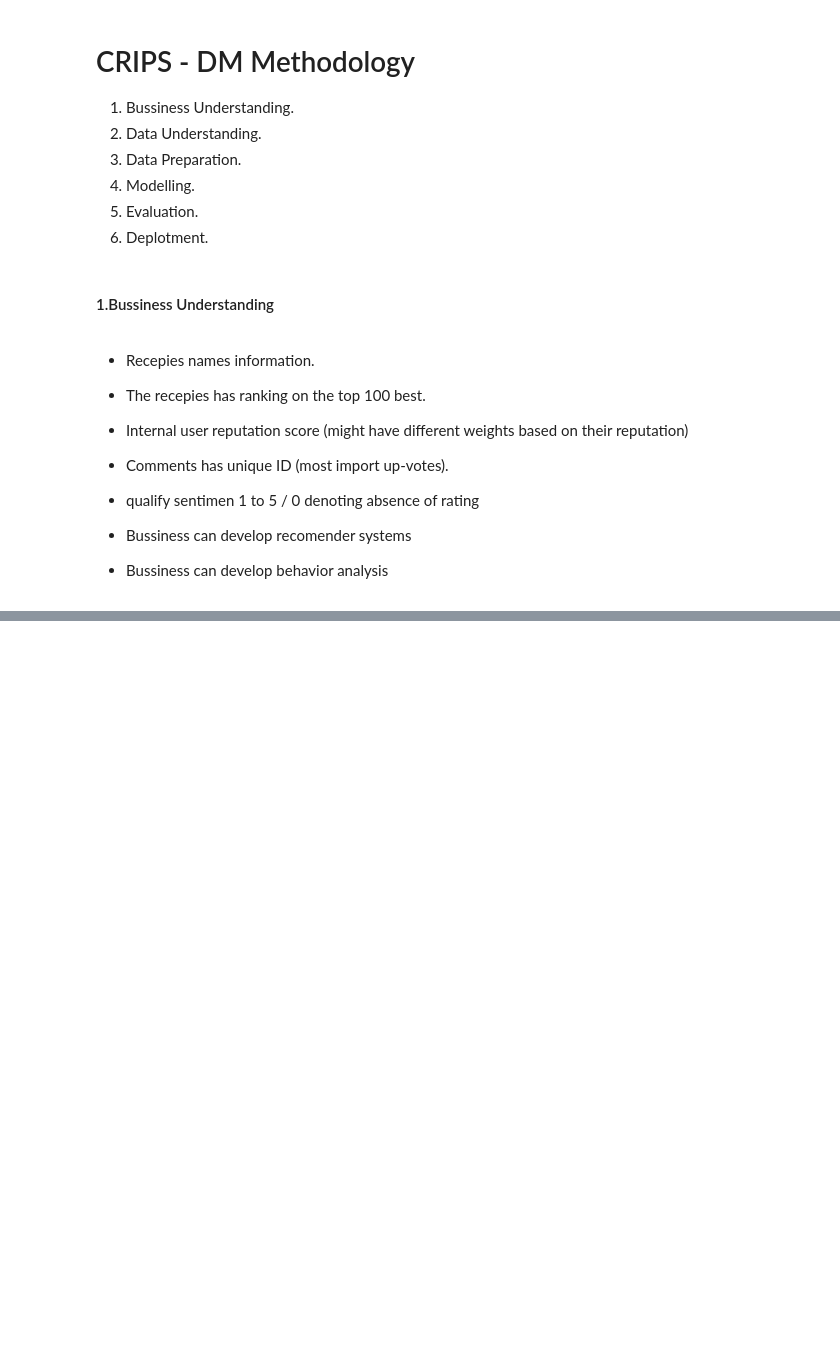
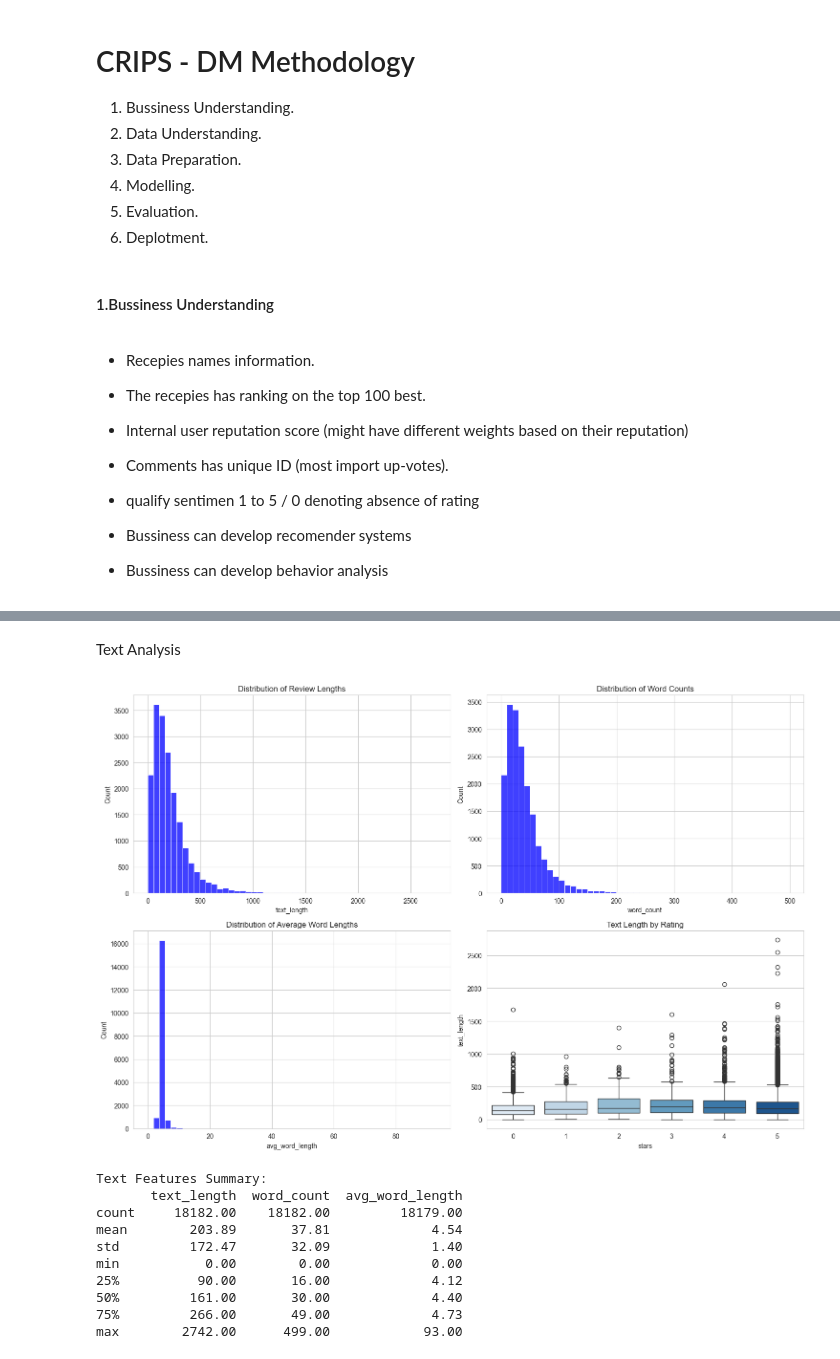
Before and after one commit to Geovannyy/Geovannyy-ML-DM-with-Python-and-Azure-ML-Studio, a Jupyter notebook: notebooks/Task_3_Sentiment_Analysis.ipynb, the cells around one changed output, grey strips where cells are left out. Cells and saved outputs as stored; diff of their text form; code cells hidden in the pictures; blank space fills up the shorter version.

```diff
--- a/notebooks/Task_3_Sentiment_Analysis.ipynb
+++ b/notebooks/Task_3_Sentiment_Analysis.ipynb
@@ -1458,0 +201,59 @@ plt.show()
+# %% [markdown]
+ Text Analysis
+# %%
+def analyze_text_features(df: pd.DataFrame) -> None:
+    """
+    Analyze characteristics of review text content.
+
+    Args:
+        df: Input DataFrame
+    """
+    # Calculate text features
+    df['text_length'] = df['text'].fillna('').str.len()
+    df['word_count'] = df['text'].fillna('').str.split().str.len()
+    df['avg_word_length'] = df['text'].fillna('').apply(
+        lambda x: np.mean([len(word) for word in str(x).split()]) if len(str(x)) > 0 else 0
+    )
+
+    # Create visualizations
+    fig, axes = plt.subplots(2, 2, figsize=(15, 10))
+
+    # Text length distribution
+    sns.histplot(data=df, x='text_length', bins=50, ax=axes[0, 0], color='blue')
+    axes[0, 0].set_title('Distribution of Review Lengths')
+
+    # Word count distribution
+    sns.histplot(data=df, x='word_count', bins=50, ax=axes[0, 1], color='blue')
+    axes[0, 1].set_title('Distribution of Word Counts')
+
+    # Average word length
+    sns.histplot(data=df, x='avg_word_length', bins=50, ax=axes[1, 0], color='blue')
+    axes[1, 0].set_title('Distribution of Average Word Lengths')
+
+    # Text length by rating
+    sns.boxplot(data=df, x='stars', y='text_length', ax=axes[1, 1], palette='Blues')
+    axes[1, 1].set_title('Text Length by Rating')
+
+    plt.tight_layout()
+    plt.savefig('../reports/figures/Task_3/text_analysis.png')
+    plt.show()
+    plt.close()
+
+    # Print summary statistics
+    print("\nText Features Summary:")
+    print(df[['text_length', 'word_count', 'avg_word_length']].describe().round(2))
+
+# Run text analysis
+analyze_text_features(df)
+# %% [output]
+[figure, added]
+Text Features Summary:
+       text_length  word_count  avg_word_length
+count     18182.00    18182.00         18179.00
+mean        203.89       37.81             4.54
+std         172.47       32.09             1.40
+min           0.00        0.00             0.00
+25%          90.00       16.00             4.12
+50%         161.00       30.00             4.40
+75%         266.00       49.00             4.73
+max        2742.00      499.00            93.00
```
Also changed, not shown: parts of 61 cells of this notebook, 19 other files.
